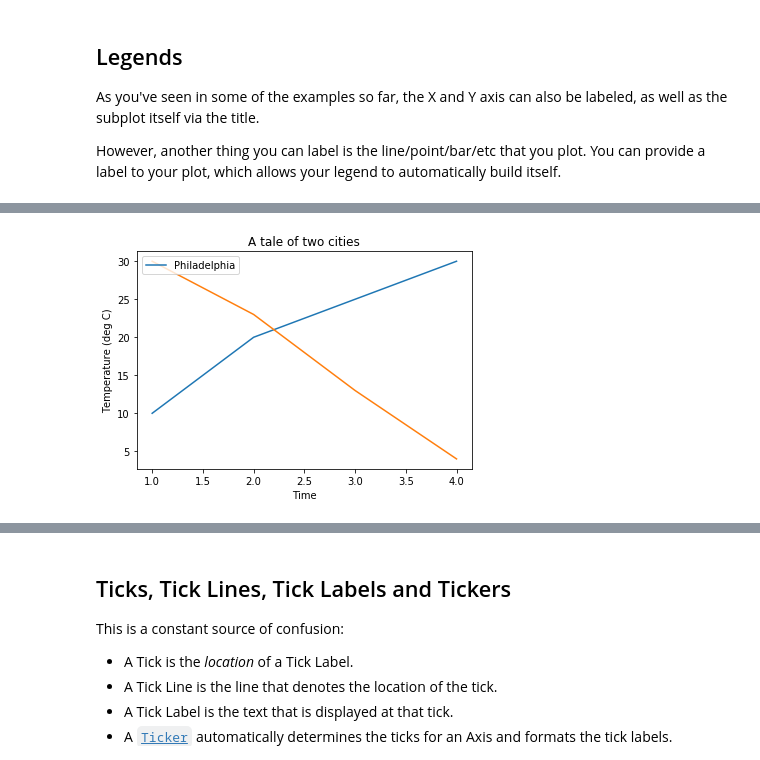
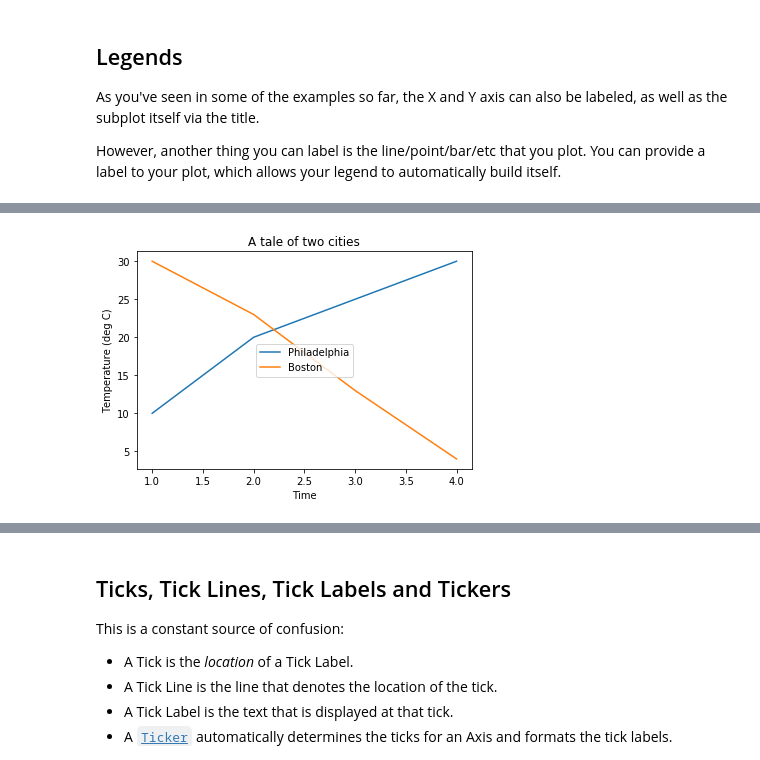
Before and after one commit to scientificprogrammingUOS/lectures, a Jupyter notebook: week06-Plotting_with_Matplotlib/lecture.ipynb, the cells around one changed output, grey strips where cells are left out. Saved outputs shown, nothing was run; the diff lists cells and outputs as text; code cells hidden in the pictures.

```diff
--- a/week06-Plotting_with_Matplotlib/lecture.ipynb
+++ b/week06-Plotting_with_Matplotlib/lecture.ipynb
@@ -1246,18 +928,0 @@ In v1.5, this feature was extended so that one can cycle through other propertie
-# %%
-import matplotlib as mpl
-from matplotlib.rcsetup import cycler
-old_config = mpl.rcParams['axes.prop_cycle']
-
-
-mpl.rc(
-    'axes', prop_cycle=(cycler('color', 'rgc')
-                        + cycler('lw', [1, 4, 6])
-                        + cycler('linestyle', ['-', '-.', ':']))
-)
-t = np.arange(0.0, 5.0, 0.2)
-plt.plot(t, t)
-plt.plot(t, t**2)
-plt.plot(t, t**3)
-plt.plot(t, 2*t**3)
-plt.show()
-mpl.rc('axes', prop_cycle=old_config)
@@ -1286,9 +972,9 @@ plt.show()
 # %%
 fig, ax = plt.subplots()
 ax.plot([1, 2, 3, 4], [10, 20, 25, 30], label='Philadelphia')
-ax.plot([1, 2, 3, 4], [30, 23, 13, 4])
+ax.plot([1, 2, 3, 4], [30, 23, 13, 4], label='Boston')
 ax.set(ylabel='Temperature (deg C)', xlabel='Time', title='A tale of two cities')
-ax.legend(loc="upper left")
+ax.legend(loc="center")
 plt.show()
 # %% [output]
-[figure, old version]
+[figure, new version]
```
Also changed, not shown: parts of 122 cells of this notebook.
